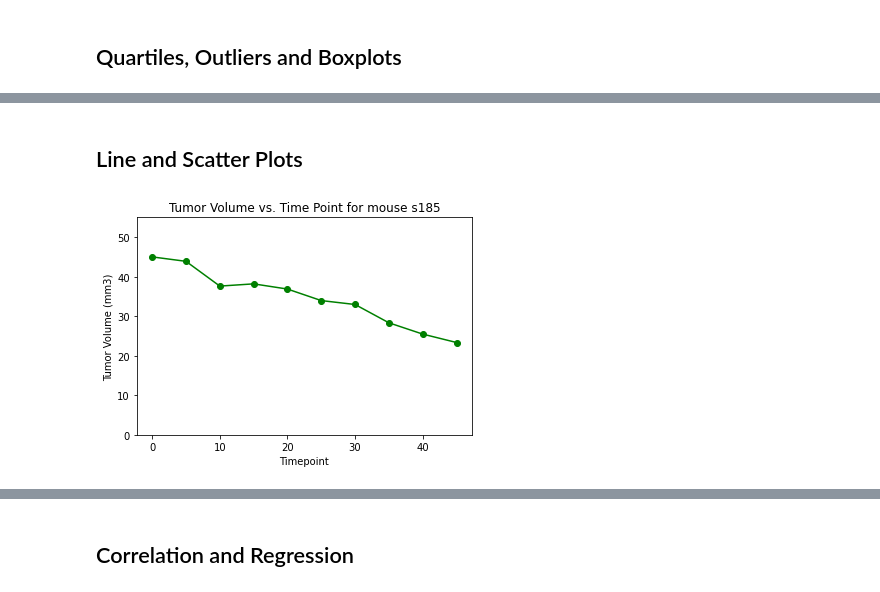
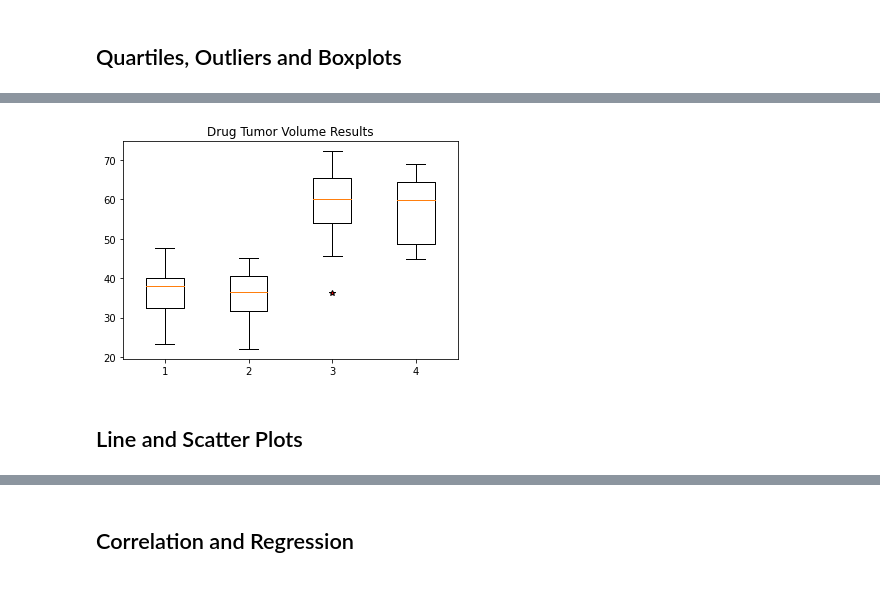
Before and after one commit to madisonfisher/matplotlib-challenge_MBF-, a Jupyter notebook: pymaceuticals.ipynb, the cells around one changed output, grey strips where cells are left out. Saved outputs shown, nothing was run; the diff lists cells and outputs as text; code cells hidden in the pictures.

Commit message:
found quartiles, outliers, and boxplots

```diff
--- a/pymaceuticals.ipynb
+++ b/pymaceuticals.ipynb
@@ -216,6 +217,10 @@ plt.show()
 # Capomulin, Ramicane, Infubinol, and Ceftamin
 
 # Start by getting the last (greatest) timepoint for each mouse
-
+mouse_last_timepoint = updated_df.groupby(["Mouse ID"]).max()["Timepoint"]
 
 # Merge this group df with the original dataframe to get the tumor volume at the last timepoint
+time_df = pd.merge(mouse_metadata, mouse_last_timepoint, on="Mouse ID")
+final_time_df = pd.merge(time_df, study_results,  how='left', on=["Mouse ID", "Timepoint"])
+
+final_time_df
@@ -239,5 +301,22 @@ plt.show()
+# %%
+#data for box and whishers plot
+Capomulin_vol_data = final_time_df.loc[final_time_df["Drug Regimen"] == "Capomulin", :]
+Capomulin = Capomulin_vol_data["Tumor Volume (mm3)"]
+Ramicane_vol_Data = final_time_df.loc[final_time_df["Drug Regimen"] == "Ramicane", :]
+Ramicane = Ramicane_vol_Data["Tumor Volume (mm3)"]
+Infubinol_vol_Data = final_time_df.loc[final_time_df["Drug Regimen"] == "Infubinol", :]
+Infubinol = Infubinol_vol_Data["Tumor Volume (mm3)"]
+Ceftamin_vol_Data = final_time_df.loc[final_time_df["Drug Regimen"] == "Ceftamin", :]
+Ceftamin = Ceftamin_vol_Data["Tumor Volume (mm3)"]
 # %%
 # Generate a box plot of the final tumor volume of each mouse across four regimens of interest
+treatment_data = [Capomulin, Ramicane, Infubinol, Ceftamin]
+fig, ax = plt.subplots()
+ax.set_title('Drug Tumor Volume Results')
+ax.boxplot(treatment_data, flierprops=dict(markerfacecolor='r', marker='*'))
+plt.show()
+# %% [output]
+[figure, added]
 # %% [markdown]
 ## Line and Scatter Plots
 # %%
@@ -259,11 +338,9 @@ plt.plot(x_axis, y_axis, marker="o", color="green")
 #add lablels
 plt.xlabel("Timepoint")
 plt.ylabel("Tumor Volume (mm3)")
-plt.ylim(0,max(y_values)+10)
+plt.ylim(0,max(y_axis)+10)
 plt.title(f'Tumor Volume vs. Time Point for mouse {random_ID}')
 plt.show()
-# %% [output]
-[figure, removed]
 # %%
 # Generate a scatter plot of average tumor volume vs. mouse weight for the Capomulin regimen
 
```
Also changed, not shown: parts of 8 cells of this notebook.
